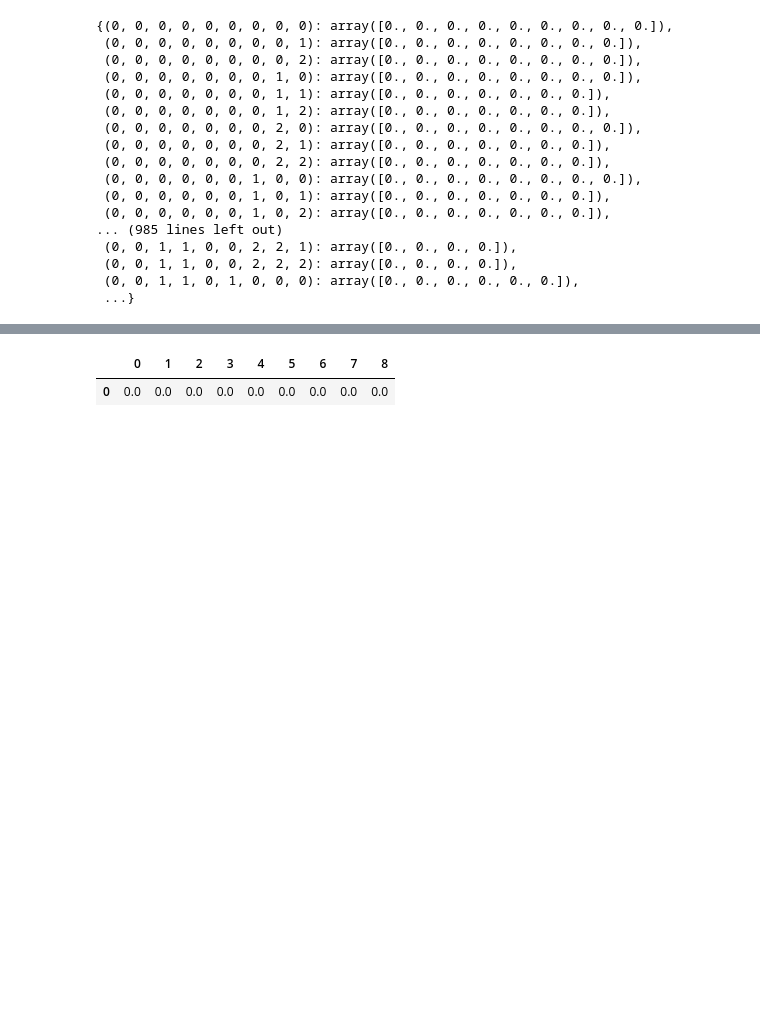
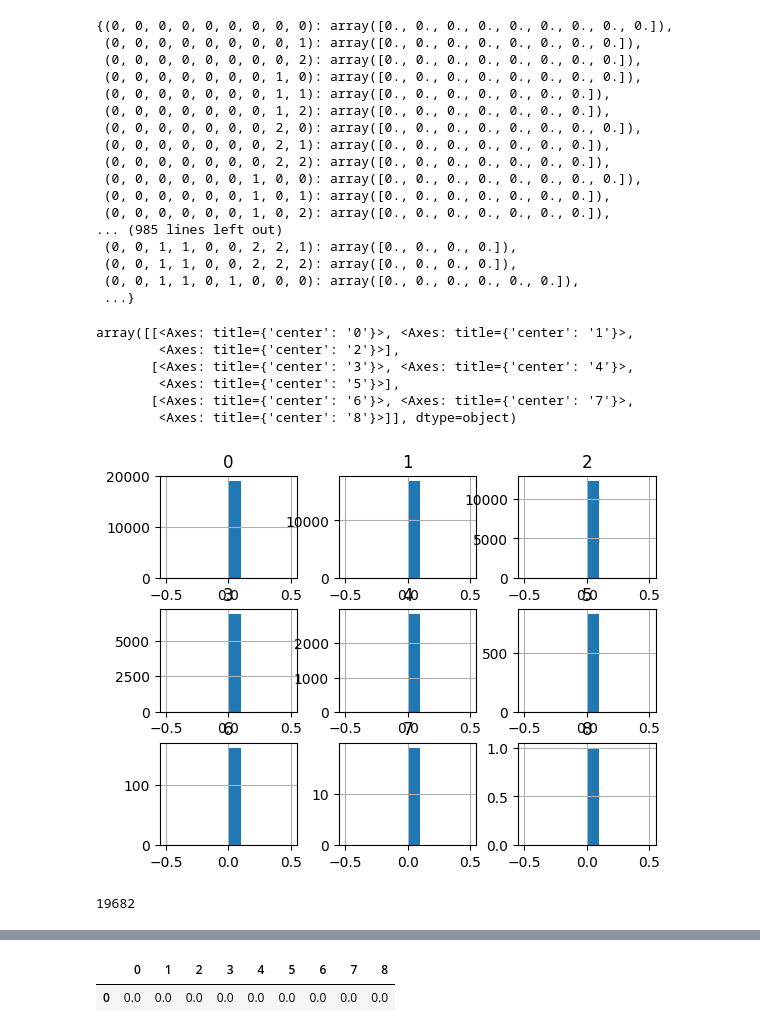
Before and after one commit to andrewbeaton123/tic_tac_learn, a Jupyter notebook: Testing.ipynb, the cells around one changed output, grey strips where cells are left out. Saved outputs shown, nothing was run; the diff lists cells and outputs as text; code cells hidden in the pictures; blank space fills up the shorter version.

```diff
--- a/run_explorer/Testing.ipynb
+++ b/Testing.ipynb
@@ -93,10 +6,10 @@ class SuperCarloAgent(MonteCarloAgent):
 import pickle as pkl
 import pandas as pd
 # %%
-with open("../runs/games-40000_learning_rate-0.1_12-23-2023_02-02-19/latest_overall_results_40000_lr_0.1.pkl","rb") as f:
+with open(r"C:\Users\andrewb\Documents\tic_tac_learn\runs\games-120000_learning_rate-0.001_12-30-2023_21-21-57\latest_overall_results_120000_lr_0.001.pkl","rb") as f:
     raw_test_data = pkl.load(f)
 # %%
-with open("../runs/games-40000_learning_rate-0.1_12-23-2023_02-02-19/Combination_super_carlo_40000_lr_0.1.pkl","rb") as f:
+with open(r"C:\Users\andrewb\Documents\tic_tac_learn\runs\games-120000_learning_rate-0.001_12-30-2023_21-21-57\Combination_super_carlo_120000_lr_0.001.pkl","rb") as f:
     mc_model = pkl.load(f)
 # %%
 mc_model.q_values
@@ -120,6 +33,20 @@ mc_model.q_values
  ...}
 # %%
 q_val_df = pd.DataFrame(mc_model.q_values.values())
+# %%
+q_val_df.hist()
+# %% [output]
+array([[<Axes: title={'center': '0'}>, <Axes: title={'center': '1'}>,
+        <Axes: title={'center': '2'}>],
+       [<Axes: title={'center': '3'}>, <Axes: title={'center': '4'}>,
+        <Axes: title={'center': '5'}>],
+       [<Axes: title={'center': '6'}>, <Axes: title={'center': '7'}>,
+        <Axes: title={'center': '8'}>]], dtype=object)
+[figure, added]
+# %%
+q_val_df.iloc[:,8].isna().sum()
+# %% [output]
+19682
 # %%
 list_lengths = [len(x) for x in mc_model.q_values.values()]
 # %%
```
Also changed, not shown: parts of 8 cells of this notebook, 2 other files.
